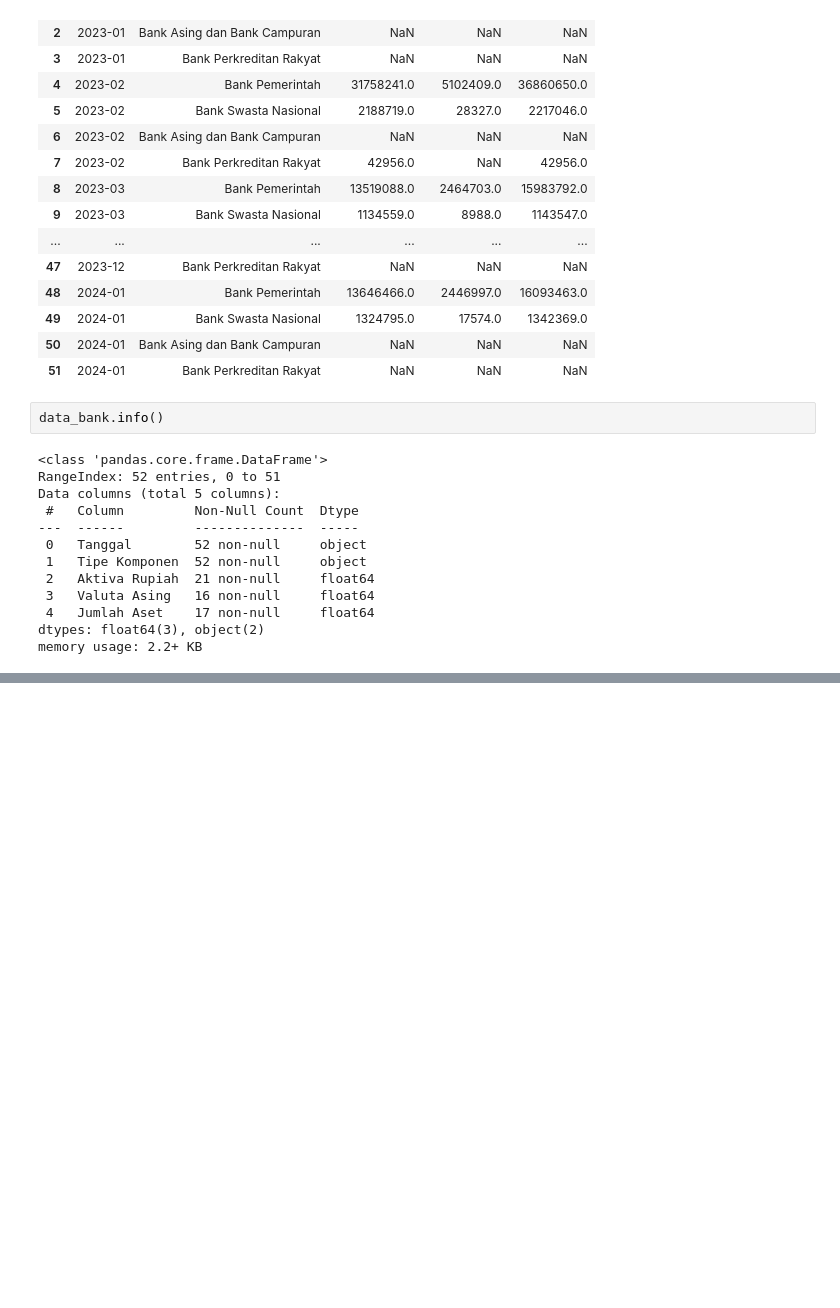
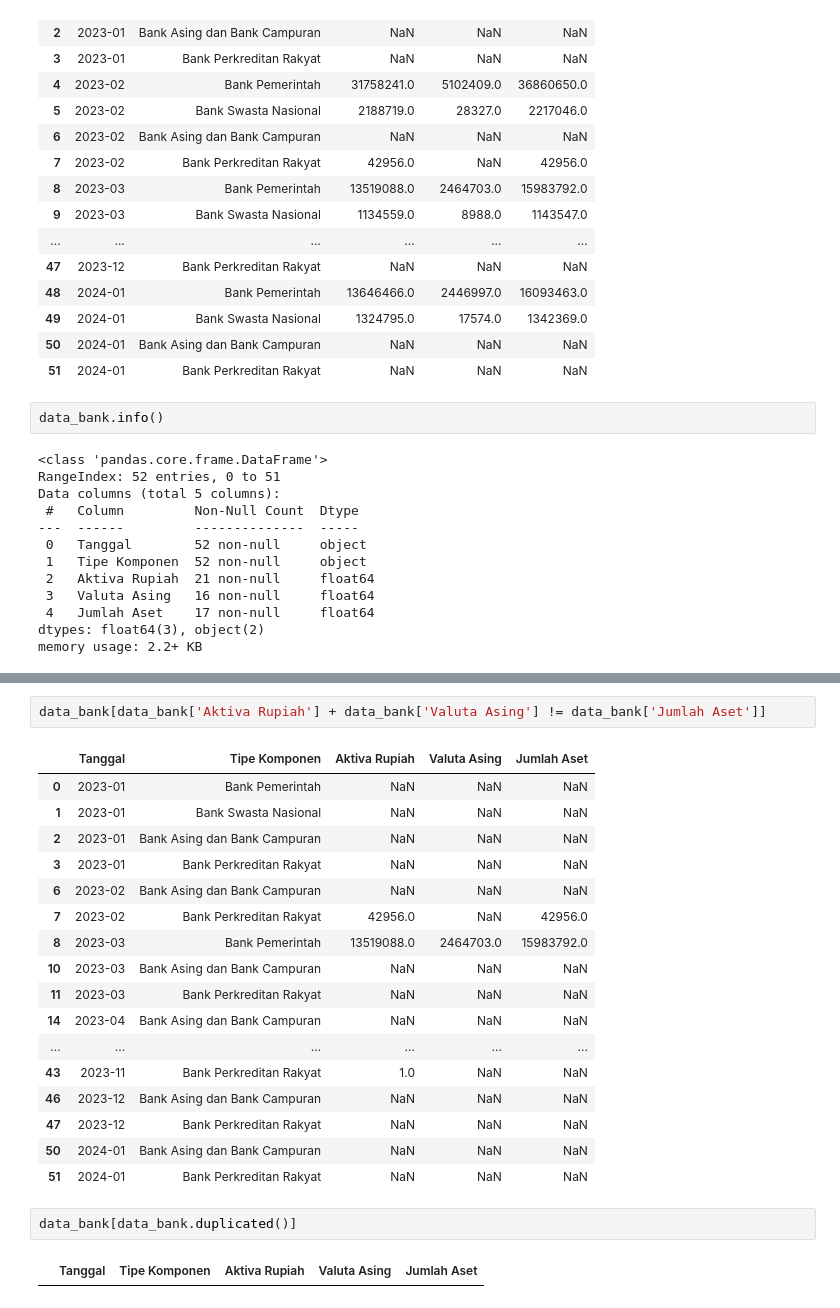
Before and after one commit to nozpera/data-cleaning-process, a Jupyter notebook: case-1/case-1.ipynb, the cells around one changed output, grey strips where cells are left out. Cells and saved outputs as stored; diff of their text form; blank space fills up the shorter version.

```diff
--- a/case-1/case-1.ipynb
+++ b/case-1/case-1.ipynb
@@ -141,0 +202,24 @@ memory usage: 2.2+ KB
+# %%
+data_bank[data_bank['Aktiva Rupiah'] + data_bank['Valuta Asing'] != data_bank['Jumlah Aset']]
+# %% [output]
+|  | Tanggal | Tipe Komponen | Aktiva Rupiah | Valuta Asing | Jumlah Aset |
+| 0 | 2023-01 | Bank Pemerintah | NaN | NaN | NaN |
+| 1 | 2023-01 | Bank Swasta Nasional | NaN | NaN | NaN |
+| 2 | 2023-01 | Bank Asing dan Bank Campuran | NaN | NaN | NaN |
+| 3 | 2023-01 | Bank Perkreditan Rakyat | NaN | NaN | NaN |
+| 6 | 2023-02 | Bank Asing dan Bank Campuran | NaN | NaN | NaN |
+| 7 | 2023-02 | Bank Perkreditan Rakyat | 42956.0 | NaN | 42956.0 |
+| 8 | 2023-03 | Bank Pemerintah | 13519088.0 | 2464703.0 | 15983792.0 |
+| 10 | 2023-03 | Bank Asing dan Bank Campuran | NaN | NaN | NaN |
+| 11 | 2023-03 | Bank Perkreditan Rakyat | NaN | NaN | NaN |
+| 14 | 2023-04 | Bank Asing dan Bank Campuran | NaN | NaN | NaN |
+| ... | ... | ... | ... | ... | ... |
+| 43 | 2023-11 | Bank Perkreditan Rakyat | 1.0 | NaN | NaN |
+| 46 | 2023-12 | Bank Asing dan Bank Campuran | NaN | NaN | NaN |
+| 47 | 2023-12 | Bank Perkreditan Rakyat | NaN | NaN | NaN |
+| 50 | 2024-01 | Bank Asing dan Bank Campuran | NaN | NaN | NaN |
+| 51 | 2024-01 | Bank Perkreditan Rakyat | NaN | NaN | NaN |
+# %%
+data_bank[data_bank.duplicated()]
+# %% [output]
+|  | Tanggal | Tipe Komponen | Aktiva Rupiah | Valuta Asing | Jumlah Aset |
```
Also changed, not shown: parts of 16 cells of this notebook.
